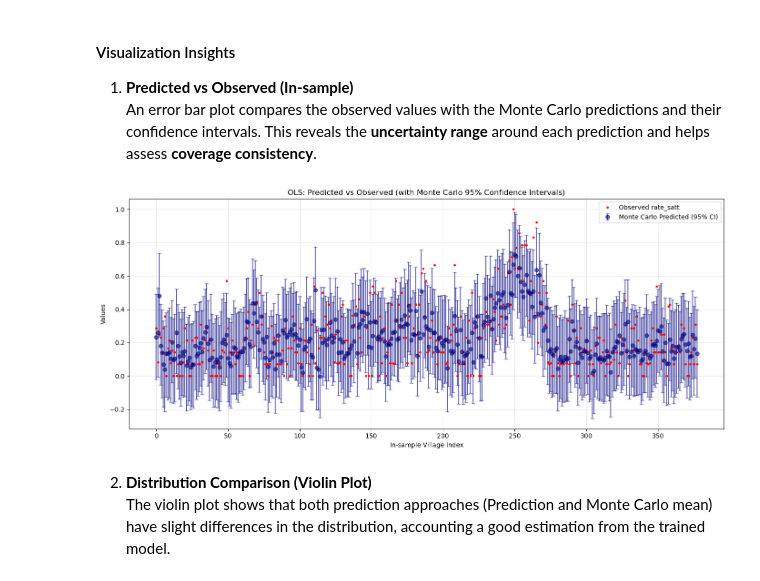
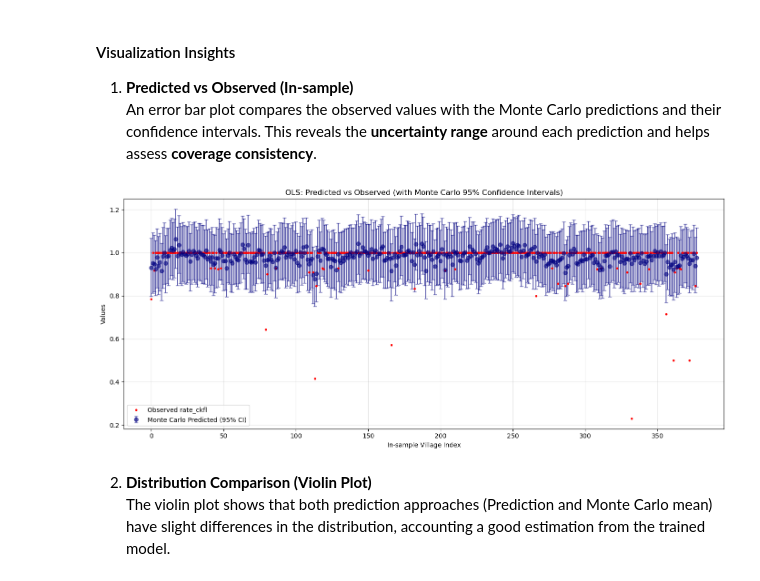
Before and after one commit to sig-gis/dises-sae, a Jupyter notebook: 2-SAE-SEM.ipynb, the cells around one changed output. Drawn from its saved outputs; the diff is of its cells as text; code cells hidden in the pictures.

Commit message:
ckfl predictions

```diff
--- a/2-SAE-SEM.ipynb
+++ b/2-SAE-SEM.ipynb
@@ -840,10 +829,10 @@ q_hat_S_blup = m_S + adj_S
 q_hat_O = m_O + adj
 
 # 7. Join predicted values to  gdf
-rate_satt_predicted = np.empty(n_all)
-rate_satt_predicted[idx_S] = q_hat_S_blup
-rate_satt_predicted[idx_O] = q_hat_O # Use BLUP for out of sample
-gdf['rate_satt_predicted_SEM'] = rate_satt_predicted
+rate_ckfl_predicted = np.empty(n_all)
+rate_ckfl_predicted[idx_S] = q_hat_S_blup
+rate_ckfl_predicted[idx_O] = q_hat_O # Use BLUP for out of sample
+gdf['rate_ckfl_predicted_SEM'] = rate_ckfl_predicted
 # %%
 gdf.columns
 # %% [output]
@@ -912,7 +898,7 @@ This section implements a Monte Carlo simulation to quantify uncertainty around
 - The `monte_carlo_sem()` function perturbs predictions by adding noise drawn from the residual variance of the SEM model, and recomputes predictions over 1000 iterations.
 - For each village, the function stores the **mean simulated prediction** and its **95% confidence interval** (2.5th [lb = lower bound] –97.5th [ub = upper bound] percentiles).
 # %%
-def monte_carlo_ols(gdf, model, X_columns, target_col="rate_satt", iters=1000, seed=123):
+def monte_carlo_ols(gdf, model, X_columns, target_col="rate_ckfl", iters=1000, seed=123):
     """
     Monte Carlo simulation for OLS predictions (in-sample).
     Estimates confidence intervals by simulating residual errors.
@@ -955,13 +941,13 @@ def monte_carlo_ols(gdf, model, X_columns, target_col="rate_satt", iters=1000, s
     return gdf, sims
 # %%
 
-linreg_ols = LinearRegression().fit(train_data[model_columns], train_data["rate_satt"])
+linreg_ols = LinearRegression().fit(train_data[model_columns], train_data["rate_ckfl"])
 
 # Apply simulation
 gdf_ols, sims_ols = monte_carlo_ols(train_data, linreg_ols, model_columns)
 # %%
 # Extract values
-y_obs = train_data["rate_satt"].values
+y_obs = train_data["rate_ckfl"].values
 y_pred = gdf_ols["y_pred_mc_mean"].values
 lb = gdf_ols["y_pred_mc_lb"].values
 ub = gdf_ols["y_pred_mc_ub"].values
@@ -990,23 +976,23 @@ plt.show()
 # %%
 
 # Plot
 plt.figure(figsize=(14, 6))
 plt.errorbar(np.arange(len(y_obs)), y_pred,
              yerr=[y_err_lower, y_err_upper],
              fmt='o', alpha=0.6, capsize=3,
              label='Monte Carlo Predicted (95% CI)', color='navy')
 
-plt.plot(np.arange(len(y_obs)), y_obs, 'r.', label='Observed rate_satt', markersize=5)
+plt.plot(np.arange(len(y_obs)), y_obs, 'r.', label='Observed rate_ckfl', markersize=5)
 
 plt.xlabel('In-sample Village Index')
 plt.ylabel('Values')
 plt.title('OLS: Predicted vs Observed (with Monte Carlo 95% Confidence Intervals)')
 plt.legend()
 plt.grid(alpha=0.3)
 plt.tight_layout()
 plt.show()
 # %% [output]
-[figure, old version]
+[figure, new version]
 # %% [markdown]
 
 2. **Distribution Comparison (Violin Plot)**
```
Also changed, not shown: parts of 37 cells of this notebook, 3 other files.
